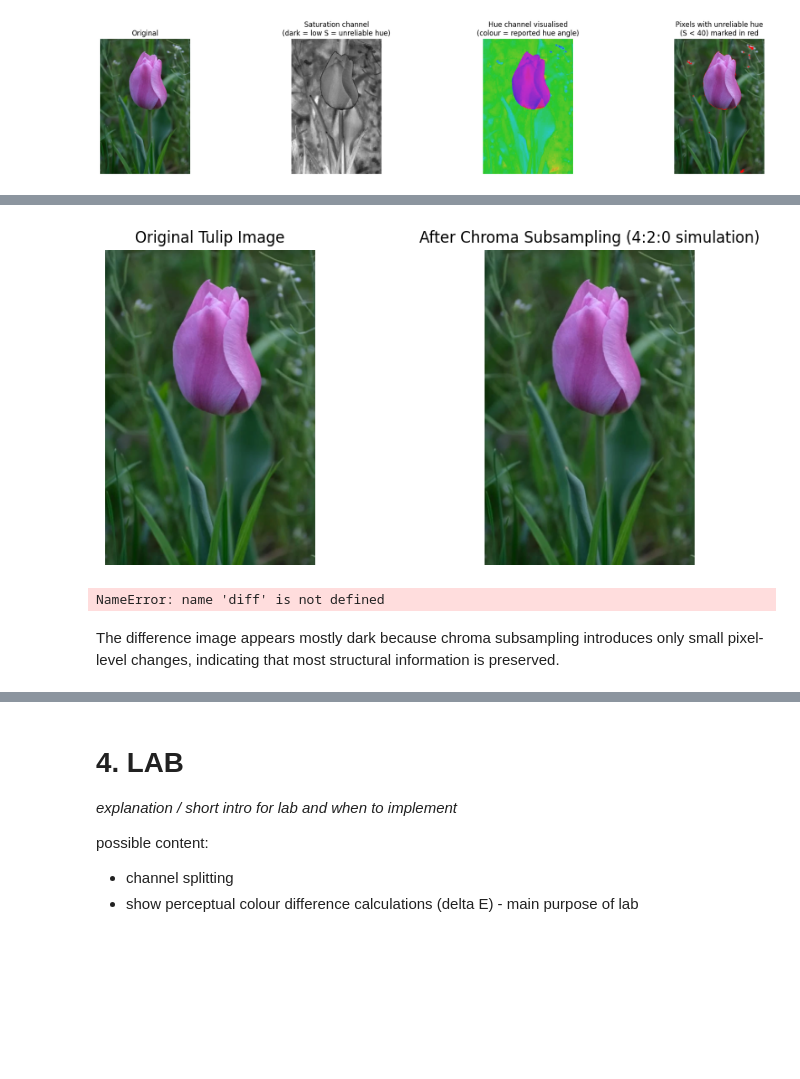
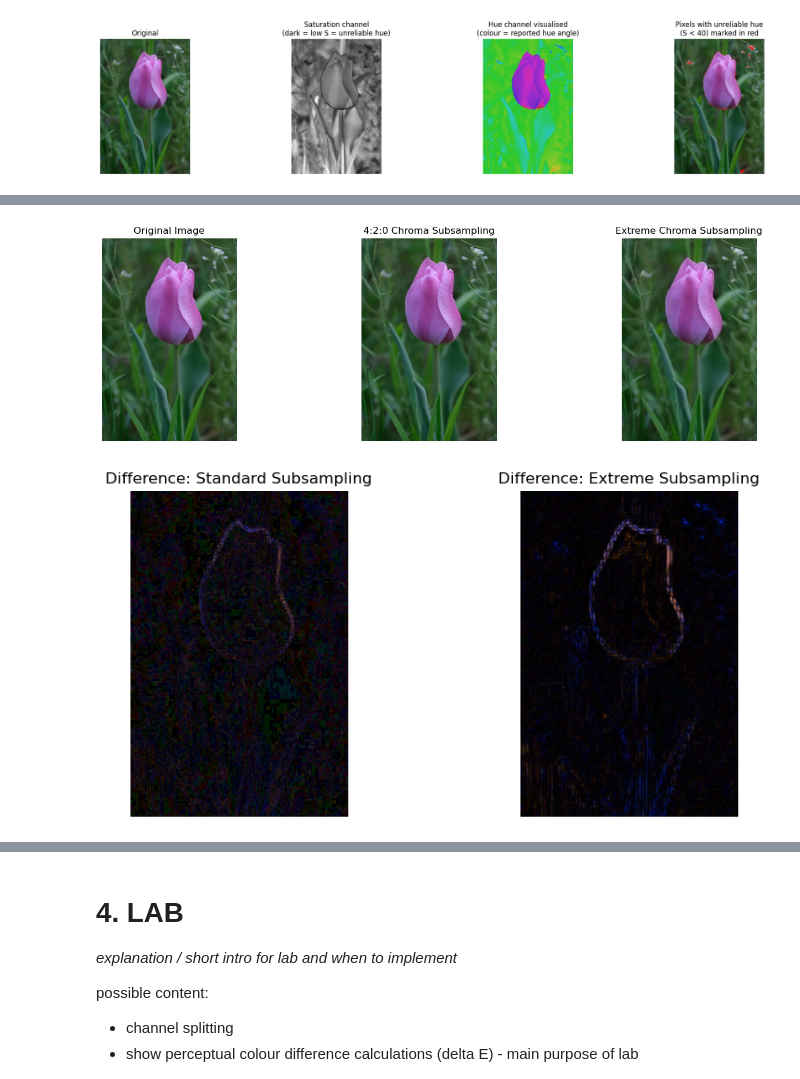
Before and after one commit to romeybajada/cv_colour_models, a Jupyter notebook: walkthrough.ipynb, the cells around one changed output, grey strips where cells are left out. Drawn from its saved outputs; the diff is of its cells as text; code cells hidden in the pictures; blank space fills up the shorter version.

```diff
--- a/walkthrough.ipynb
+++ b/walkthrough.ipynb
@@ -272,42 +285,51 @@ Chroma subsampling reduces the resolution of the chrominance channels (Cb and Cr
 # %%
-img_tulip_bgr = cv2.imread('tulip.png')
-img_tulip_rgb = cv2.cvtColor(img_tulip_bgr, cv2.COLOR_BGR2RGB)
+# Standard 4:2:0 subsampling
+Cb_small = cv2.resize(Cb_ch, (Cb_ch.shape[1]//2, Cb_ch.shape[0]//2), interpolation=cv2.INTER_LINEAR)
+Cr_small = cv2.resize(Cr_ch, (Cr_ch.shape[1]//2, Cr_ch.shape[0]//2), interpolation=cv2.INTER_LINEAR)
 
-img_ycbcr = cv2.cvtColor(img_tulip_rgb, cv2.COLOR_RGB2YCrCb)
+Cb_up = cv2.resize(Cb_small, (Cb_ch.shape[1], Cb_ch.shape[0]), interpolation=cv2.INTER_LINEAR)
+Cr_up = cv2.resize(Cr_small, (Cr_ch.shape[1], Cr_ch.shape[0]), interpolation=cv2.INTER_LINEAR)
 
-Y  = img_ycbcr[:,:,0]
-Cr = img_ycbcr[:,:,1]
-Cb = img_ycbcr[:,:,2]
-
-# Downsample chroma channels
-Cb_small = cv2.resize(Cb, (Cb.shape[1]//2, Cb.shape[0]//2), interpolation=cv2.INTER_LINEAR)
-Cr_small = cv2.resize(Cr, (Cr.shape[1]//2, Cr.shape[0]//2), interpolation=cv2.INTER_LINEAR)
-
-# Upsample back
-Cb_up = cv2.resize(Cb_small, (Cb.shape[1], Cb.shape[0]), interpolation=cv2.INTER_LINEAR)
-Cr_up = cv2.resize(Cr_small, (Cr.shape[1], Cr.shape[0]), interpolation=cv2.INTER_LINEAR)
-
-# Reconstruct image
-img_subsampled = cv2.merge([Y, Cr_up, Cb_up])
+img_subsampled = cv2.merge([Y_ch, Cr_up, Cb_up])
 img_subsampled = cv2.cvtColor(img_subsampled, cv2.COLOR_YCrCb2RGB)
 
-# Ouputting result
+
+# Extreme chroma subsampling
+Cb_extreme = cv2.resize(Cb_ch, (Cb_ch.shape[1]//8, Cb_ch.shape[0]//8), interpolation=cv2.INTER_LINEAR)
+Cr_extreme = cv2.resize(Cr_ch, (Cr_ch.shape[1]//8, Cr_ch.shape[0]//8), interpolation=cv2.INTER_LINEAR)
+
+Cb_extreme_up = cv2.resize(Cb_extreme, (Cb_ch.shape[1], Cb_ch.shape[0]), interpolation=cv2.INTER_LINEAR)
+Cr_extreme_up = cv2.resize(Cr_extreme, (Cr_ch.shape[1], Cr_ch.shape[0]), interpolation=cv2.INTER_LINEAR)
+
+img_extreme = cv2.merge([Y_ch, Cr_extreme_up, Cb_extreme_up])
+img_extreme = cv2.cvtColor(img_extreme, cv2.COLOR_YCrCb2RGB)
+
+# Displaying results
 show_images(
-    [img_tulip_rgb, img_subsampled],
-    ['Original Tulip Image', 'After Chroma Subsampling (4:2:0 simulation)'],
-    cmap_list=[None, None]
+    [img_tulip_rgb, img_subsampled, img_extreme],
+    [
+        'Original Image',
+        '4:2:0 Chroma Subsampling',
+        'Extreme Chroma Subsampling'
+    ],
+    cmap_list=[None, None, None]
 )
 
-# Displaying difference
-diff_norm = cv2.normalize(diff, None, 0, 255, cv2.NORM_MINMAX)
+# Difference images
+diff_normal = np.abs(img_tulip_rgb.astype(np.int16) - img_subsampled.astype(np.int16))
+diff_extreme = np.abs(img_tulip_rgb.astype(np.int16) - img_extreme.astype(np.int16))
+
+diff_normal = cv2.normalize(diff_normal, None, 0, 255, cv2.NORM_MINMAX)
+diff_extreme = cv2.normalize(diff_extreme, None, 0, 255, cv2.NORM_MINMAX)
 
 show_images(
-    [diff_norm],
-    ['Difference (Normalized)'],
-    cmap_list=['gray']
+    [diff_normal, diff_extreme],
+    [
+        'Difference: Standard Subsampling',
+        'Difference: Extreme Subsampling'
+    ],
+    cmap_list=['gray', 'gray']
 )
 # %% [output]
-[figure, old version]
+[figure, new version]
-NameError: name 'diff' is not defined
+[figure, added]
-# %% [markdown]
-The difference image appears mostly dark because chroma subsampling introduces only small pixel-level changes, indicating that most structural information is preserved.
```
Also changed, not shown: parts of 9 cells of this notebook.
